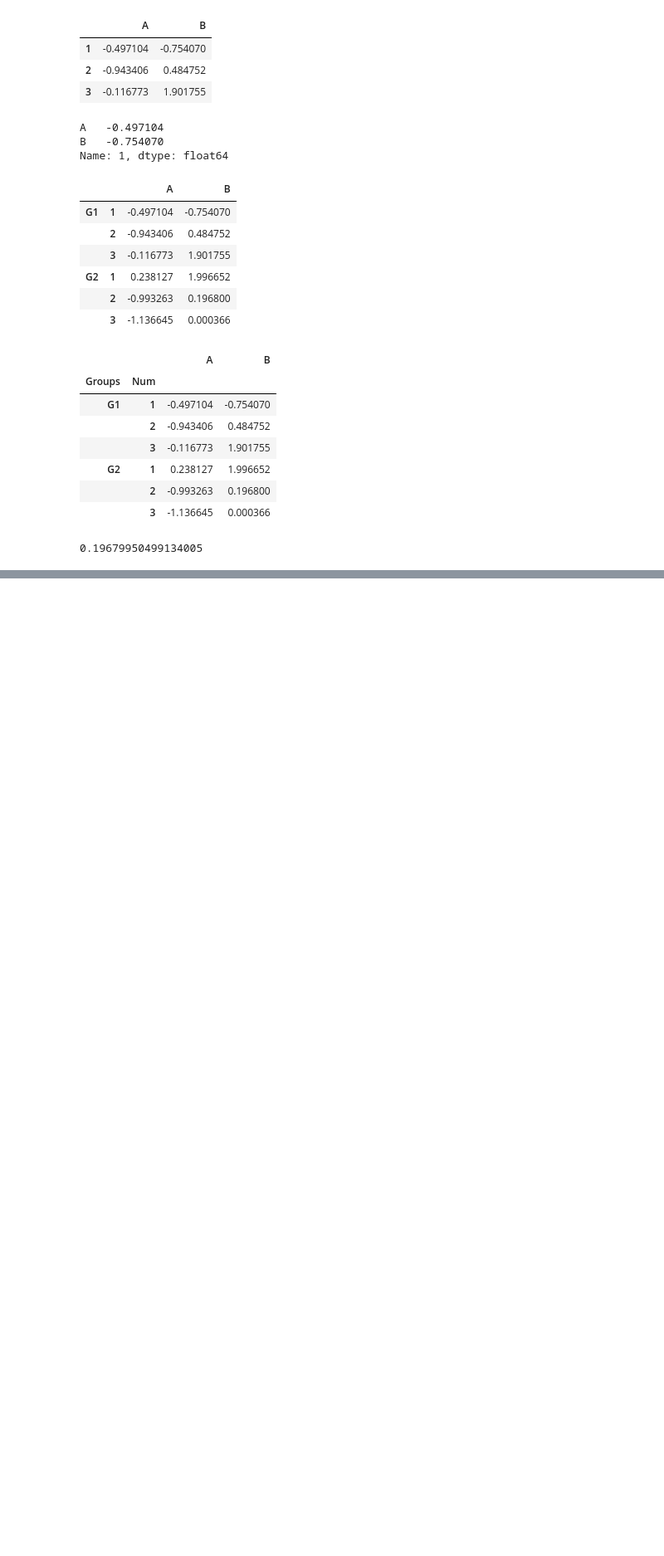
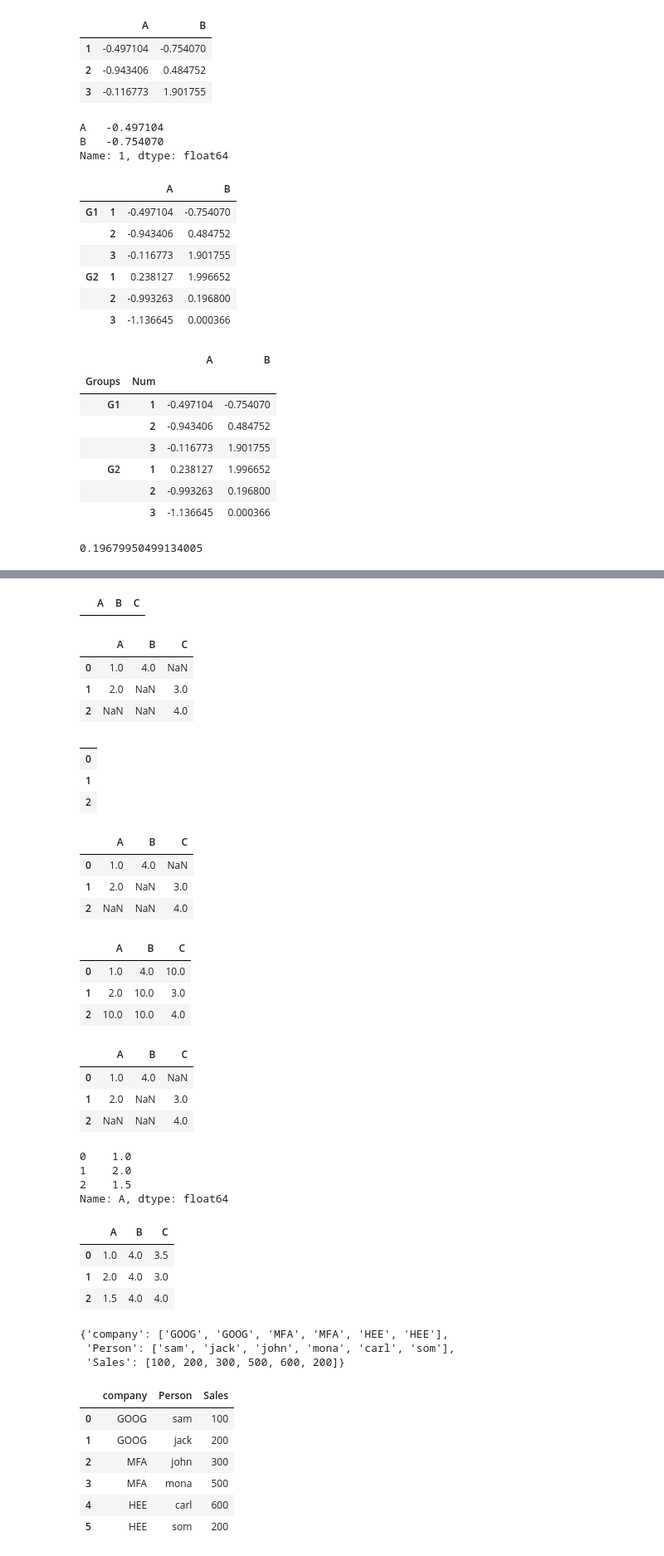
Before and after one commit to amber-nickelfox/datascience-and-machine-learning, a Jupyter notebook: Pandas.ipynb, the cells around one changed output, grey strips where cells are left out. Shown: that part at 83% size. Saved outputs shown, nothing was run; the diff lists cells and outputs as text; code cells hidden in the pictures; blank space fills up the shorter version.

```diff
--- a/Pandas.ipynb
+++ b/Pandas.ipynb
@@ -571,0 +590,26 @@ KeyError: 1
+# %%
+# drop whole row if it has any nan value
+df.dropna()
+# %% [output]
+|  | A | B | C |
+# %%
+df
+# %% [output]
+|  | A | B | C |
+| 0 | 1.0 | 4.0 | NaN |
+| 1 | 2.0 | NaN | 3.0 |
+| 2 | NaN | NaN | 4.0 |
+# %%
+df.dropna(axis=1)
+# %% [output]
+|  |
+| 0 |
+| 1 |
+| 2 |
+# %%
+df
+# %% [output]
+|  | A | B | C |
+| 0 | 1.0 | 4.0 | NaN |
+| 1 | 2.0 | NaN | 3.0 |
+| 2 | NaN | NaN | 4.0 |
@@ -571,0 +618,30 @@ KeyError: 1
+# %%
+# it fill 10 in every nan
+df.fillna(value=10)
+# %% [output]
+|  | A | B | C |
+| 0 | 1.0 | 4.0 | 10.0 |
+| 1 | 2.0 | 10.0 | 3.0 |
+| 2 | 10.0 | 10.0 | 4.0 |
+# %%
+# fill mean
+df
+# %% [output]
+|  | A | B | C |
+| 0 | 1.0 | 4.0 | NaN |
+| 1 | 2.0 | NaN | 3.0 |
+| 2 | NaN | NaN | 4.0 |
+# %%
+df['A'].fillna(value=df['A'].mean())
+# %% [output]
+0    1.0
+1    2.0
+2    1.5
+Name: A, dtype: float64
+# %%
+df.fillna(value=df.mean())
+# %% [output]
+|  | A | B | C |
+| 0 | 1.0 | 4.0 | 3.5 |
+| 1 | 2.0 | 4.0 | 3.0 |
+| 2 | 1.5 | 4.0 | 4.0 |
@@ -571,0 +657,6 @@ KeyError: 1
+# %%
+data
+# %% [output]
+{'company': ['GOOG', 'GOOG', 'MFA', 'MFA', 'HEE', 'HEE'],
+ 'Person': ['sam', 'jack', 'john', 'mona', 'carl', 'som'],
+ 'Sales': [100, 200, 300, 500, 600, 200]}
@@ -571,0 +665,10 @@ KeyError: 1
+# %%
+df
+# %% [output]
+|  | company | Person | Sales |
+| 0 | GOOG | sam | 100 |
+| 1 | GOOG | jack | 200 |
+| 2 | MFA | john | 300 |
+| 3 | MFA | mona | 500 |
+| 4 | HEE | carl | 600 |
+| 5 | HEE | som | 200 |
```
Also changed, not shown: parts of 22 cells of this notebook.
